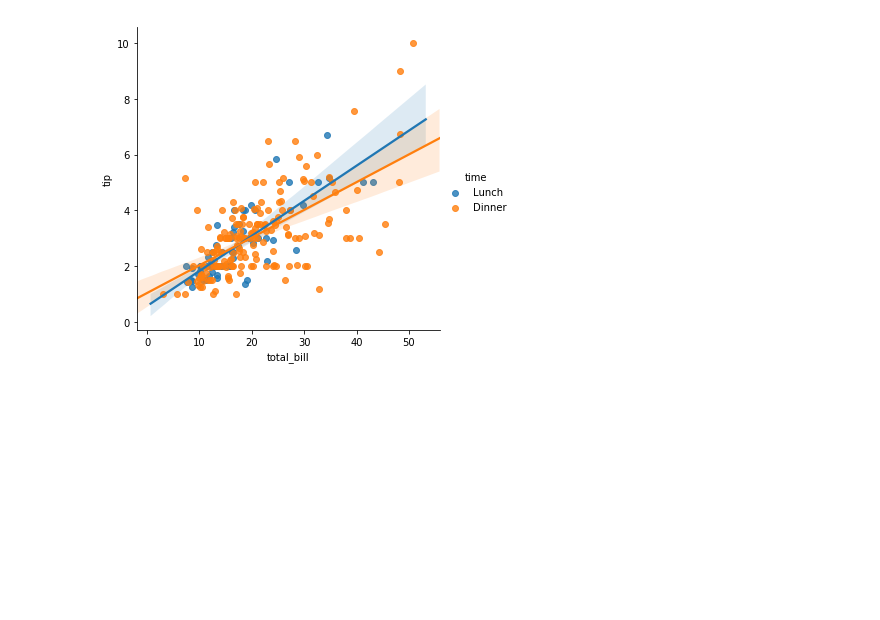
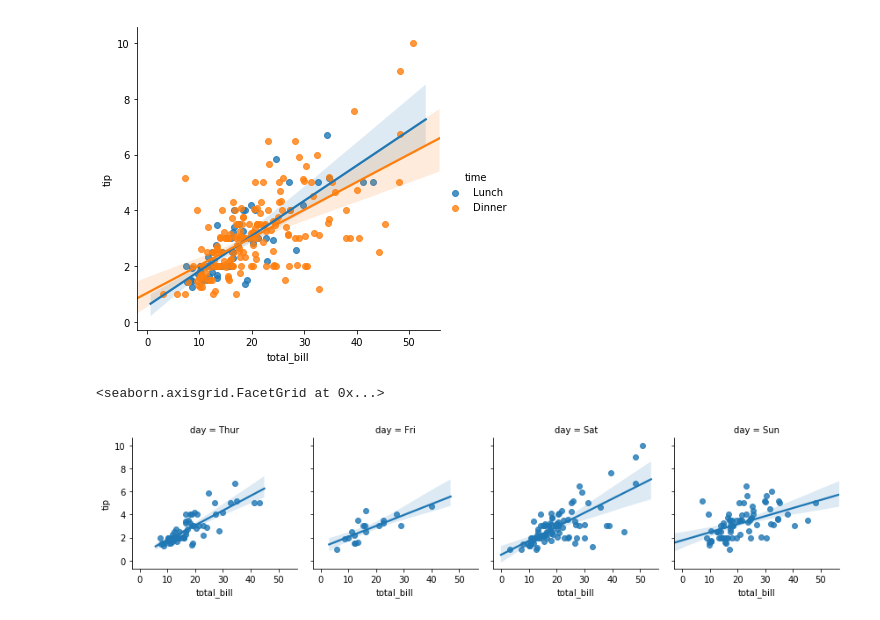
Before and after one commit to chloemcgarry/Fundamentalsofdataanalysis-project, a Jupyter notebook: fundamentalsproject.ipynb, the cells around one changed output. Saved outputs shown, nothing was run; the diff lists cells and outputs as text; code cells hidden in the pictures; blank space fills up the shorter version.

```diff
--- a/fundamentalsproject.ipynb
+++ b/fundamentalsproject.ipynb
@@ -376,3 +388,12 @@ sns.lmplot(x = "total_bill", y = "tip", data = tips, hue="time")
 # %% [output]
 <seaborn.axisgrid.FacetGrid at 0x...>
 [figure]
+# %%
+#regression plots using facetgrid divided up into specific days - Thurs, Fri, Sat and Sun
+import seaborn as sns
+tips = sns.load_dataset("tips")
+a = sns.FacetGrid(tips, col="day")
+a.map(sns.regplot, "total_bill", "tip")
+# %% [output]
+<seaborn.axisgrid.FacetGrid at 0x...>
+[figure, added]
```
Also changed, not shown: parts of 19 cells of this notebook.
